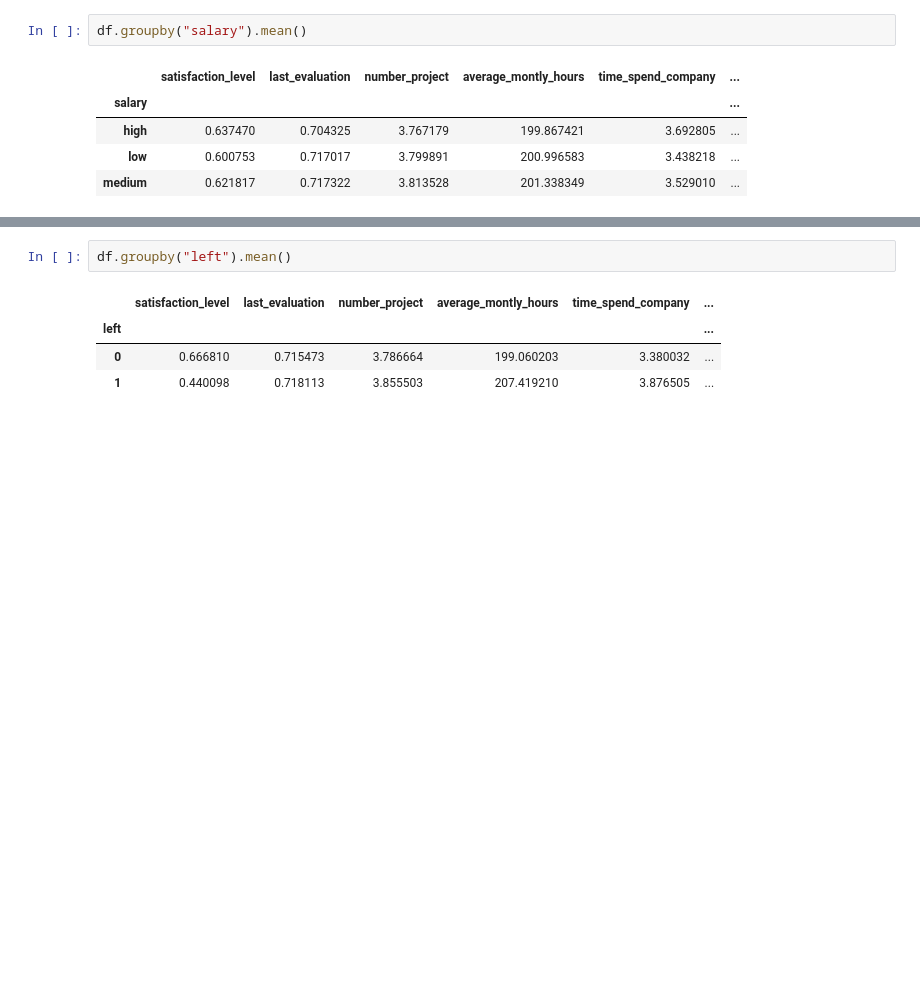
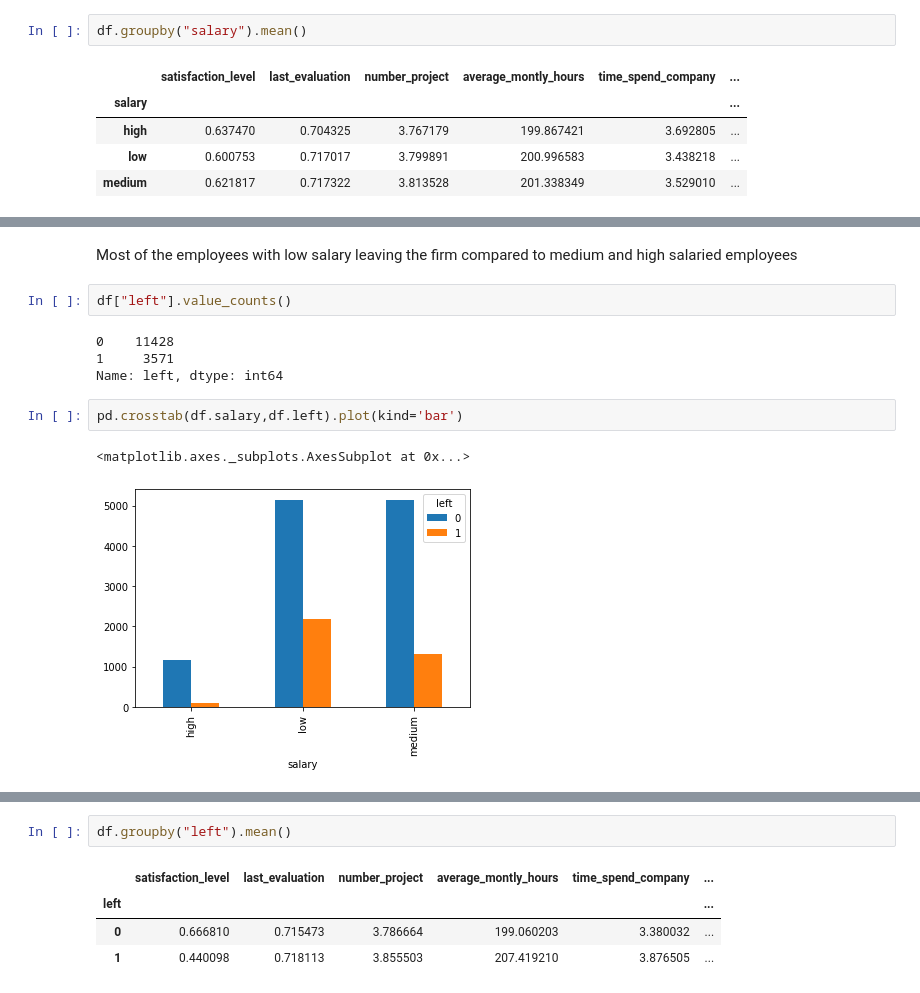
Before and after one commit to msalihk1git/Project_2, a Jupyter notebook: HR_Analytics.ipynb, the cells around one changed output, grey strips where cells are left out. Cells and saved outputs as stored; diff of their text form; blank space fills up the shorter version.

```diff
--- a/HR_Analytics.ipynb
+++ b/HR_Analytics.ipynb
@@ -114,0 +128,13 @@ df.groupby("salary").mean()
+# %% [markdown]
+Most of the employees with low salary leaving the firm  compared to medium and high salaried employees
+# %%
+df["left"].value_counts()
+# %% [output]
+0    11428
+1     3571
+Name: left, dtype: int64
+# %%
+pd.crosstab(df.salary,df.left).plot(kind='bar')
+# %% [output]
+<matplotlib.axes._subplots.AxesSubplot at 0x...>
+[figure, added]
```
Also changed, not shown: parts of 36 cells of this notebook.
